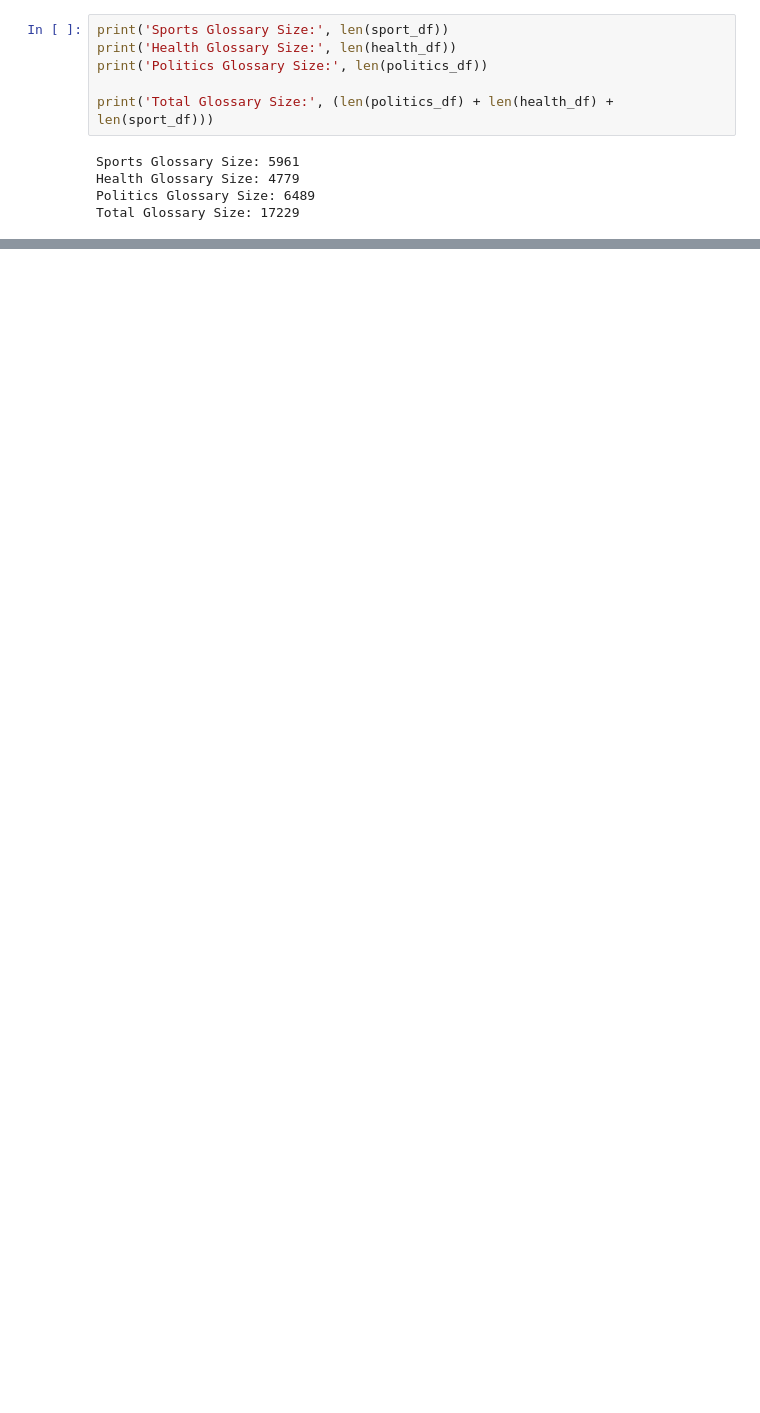
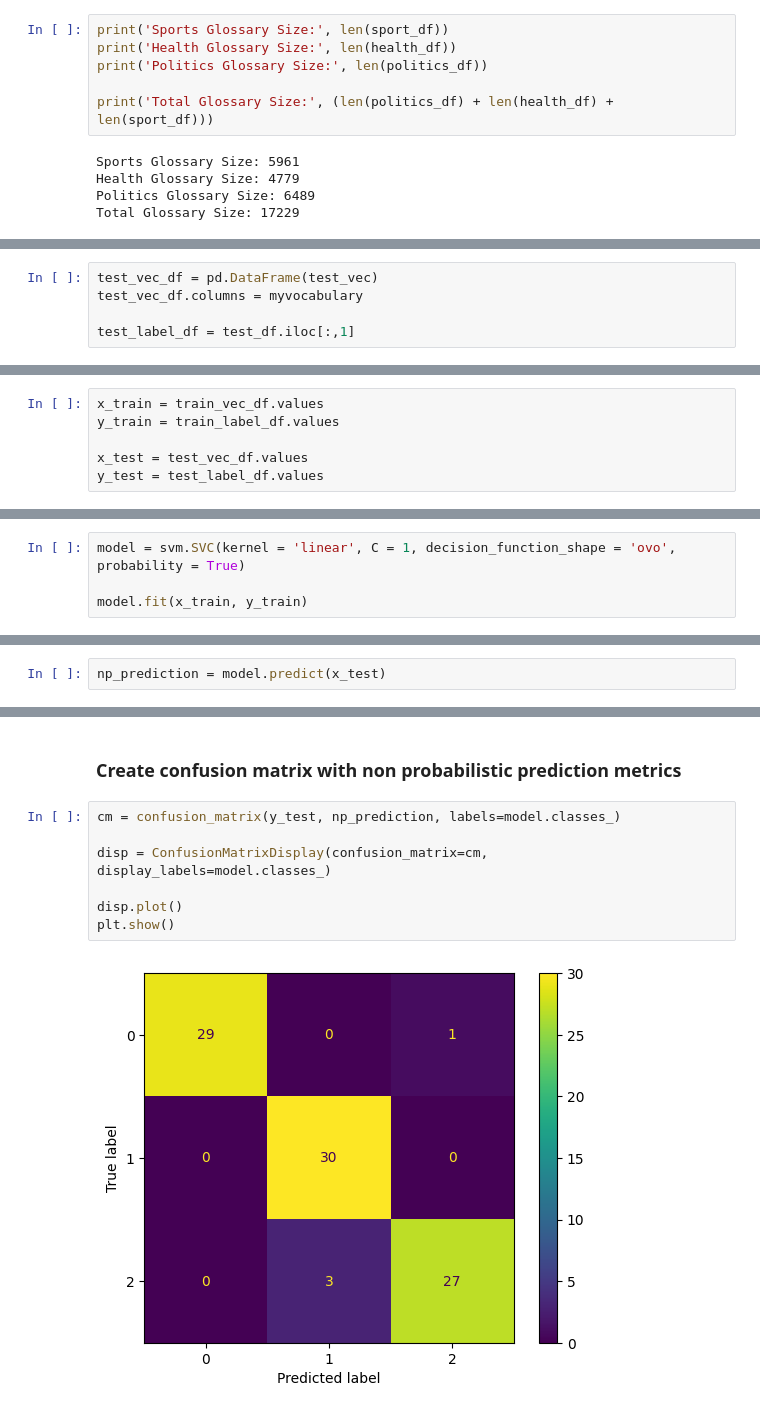
Before and after one commit to juliaap00/glossary-classifier, a Jupyter notebook: SVM Text Classifier.ipynb, the cells around one changed output, grey strips where cells are left out. Drawn from its saved outputs; the diff is of its cells as text; blank space fills up the shorter version.

```diff
--- a/SVM Text Classifier.ipynb
+++ b/SVM Text Classifier.ipynb
@@ -112,0 +144,5 @@ df_predicciones.to_excel('/content/drive/MyDrive/Ignieria_Linguistica/modelo_SVM
+# %%
+test_vec_df = pd.DataFrame(test_vec)
+test_vec_df.columns = myvocabulary
+
+test_label_df = test_df.iloc[:,1]
@@ -112,0 +151,6 @@ df_predicciones.to_excel('/content/drive/MyDrive/Ignieria_Linguistica/modelo_SVM
+# %%
+x_train = train_vec_df.values
+y_train = train_label_df.values
+
+x_test = test_vec_df.values
+y_test = test_label_df.values
@@ -112,0 +159,4 @@ df_predicciones.to_excel('/content/drive/MyDrive/Ignieria_Linguistica/modelo_SVM
+# %%
+model = svm.SVC(kernel = 'linear', C = 1, decision_function_shape = 'ovo', probability = True)
+
+model.fit(x_train, y_train)
@@ -112,0 +171,2 @@ df_predicciones.to_excel('/content/drive/MyDrive/Ignieria_Linguistica/modelo_SVM
+# %%
+np_prediction = model.predict(x_test)
@@ -112,0 +239,11 @@ df_predicciones.to_excel('/content/drive/MyDrive/Ignieria_Linguistica/modelo_SVM
+# %% [markdown]
+### Create confusion matrix with non probabilistic prediction metrics
+# %%
+cm = confusion_matrix(y_test, np_prediction, labels=model.classes_)
+
+disp = ConfusionMatrixDisplay(confusion_matrix=cm, display_labels=model.classes_)
+
+disp.plot()
+plt.show()
+# %% [output]
+[figure, added]
```
Also changed, not shown: parts of 52 cells of this notebook.
